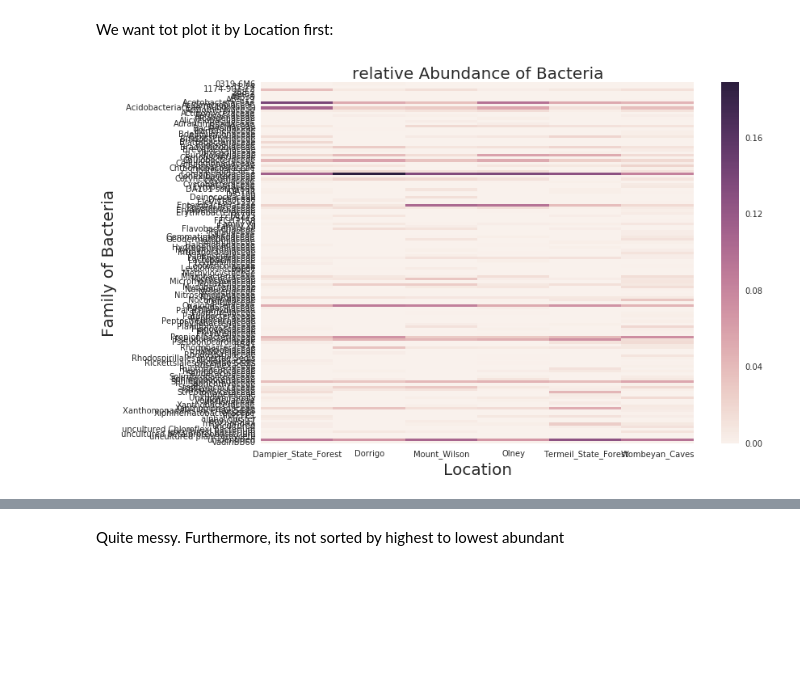
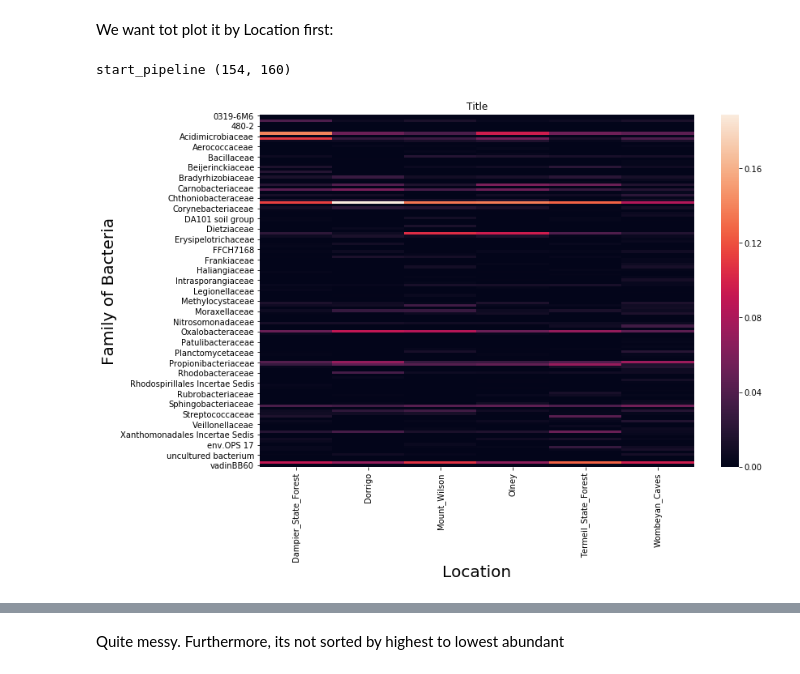
Before and after one commit to AmbrosiaFungus/insect-microbe-analysis, a Jupyter notebook: Heatmap_relativeAbundance.ipynb, the cells around one changed output, grey strips where cells are left out. Drawn from its saved outputs; the diff is of its cells as text; code cells hidden in the pictures; blank space fills up the shorter version.

Commit message:
added pipelines and decorator

```diff
--- a/Heatmap_relativeAbundance.ipynb
+++ b/Heatmap_relativeAbundance.ipynb
@@ -94,13 +139,6 @@ df_new = df.pivot_table(df.iloc[:,23:], index=df.iloc[:,1],aggfunc='mean')
-# %%
-plt.figure(figsize=(12, 8))
-plt.title('relative Abundance of Bacteria', fontsize=20)
-fig = sns.heatmap(df_new.T, annot=False)
-fig.set_xlabel("Location",fontsize=20)
-fig.set_ylabel("Family of Bacteria",fontsize=20)
-
-
-plt.savefig('relative_abundance_taxa.png')
-
-plt.show()
-# %% [output]
-[figure, removed]
+# %%
+df_heatmap = (df.pipe(start_pipeline)
+              .pipe(plot_relabundance_heatmap, "Title"))
+# %% [output]
+start_pipeline (154, 160)
+[figure, added]
```
Also changed, not shown: parts of 44 cells of this notebook.
